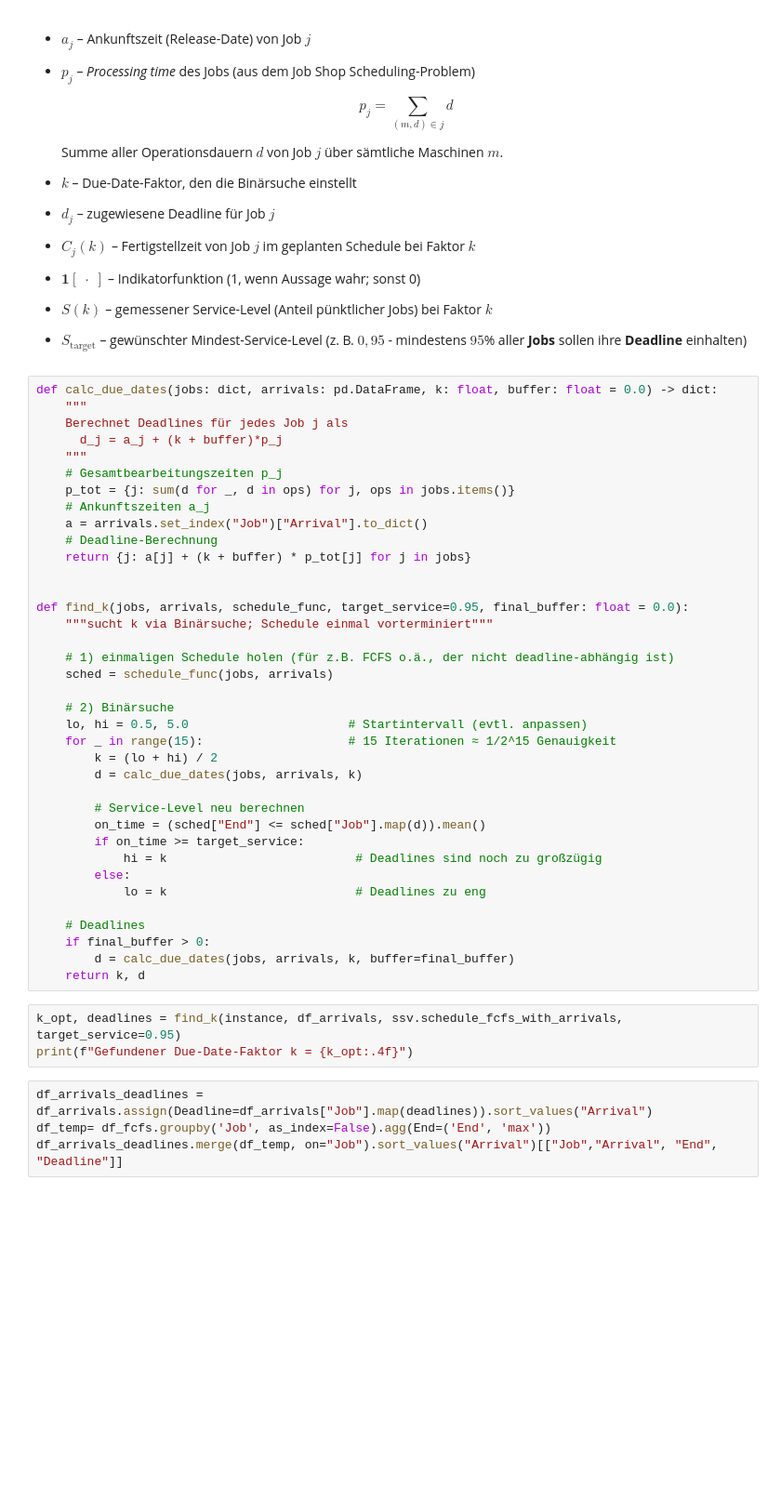
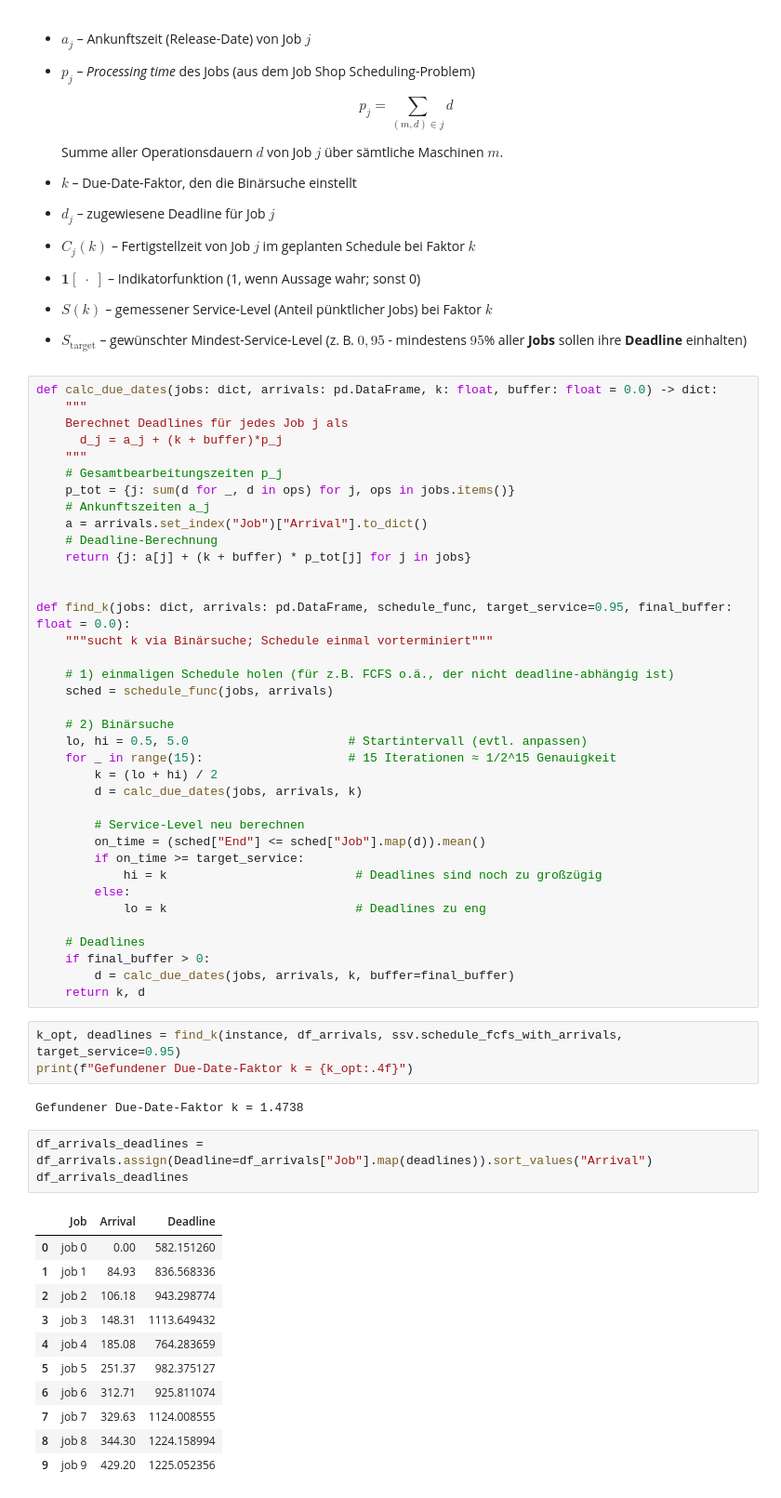
Before and after one commit to konrad-adamski/HTWD_JSSP, a Jupyter notebook: 01_Mai/06_Deadlines.ipynb, the cells around one changed output. Shown: that part at 93% size. Cells and saved outputs as stored; diff of their text form; blank space fills up the shorter version.

Commit message:
Scheduling with Deadlines

```diff
--- a/01_Mai/06_Deadlines.ipynb
+++ b/01_Mai/06_Deadlines.ipynb
@@ -78,7 +127,7 @@ def calc_due_dates(jobs: dict, arrivals: pd.DataFrame, k: float, buffer: float =
     return {j: a[j] + (k + buffer) * p_tot[j] for j in jobs}
 
 
-def find_k(jobs, arrivals, schedule_func, target_service=0.95, final_buffer: float = 0.0):
+def find_k(jobs: dict, arrivals: pd.DataFrame, schedule_func, target_service=0.95, final_buffer: float = 0.0):
     """sucht k via Binärsuche; Schedule einmal vorterminiert"""
 
     # 1) einmaligen Schedule holen (für z.B. FCFS o.ä., der nicht deadline‐abhängig ist)
@@ -104,7 +153,20 @@ def find_k(jobs, arrivals, schedule_func, target_service=0.95, final_buffer: flo
 # %%
 k_opt, deadlines = find_k(instance, df_arrivals, ssv.schedule_fcfs_with_arrivals, target_service=0.95)
 print(f"Gefundener Due-Date-Faktor k = {k_opt:.4f}")
+# %% [output]
+Gefundener Due-Date-Faktor k = 1.4738
 # %%
 df_arrivals_deadlines = df_arrivals.assign(Deadline=df_arrivals["Job"].map(deadlines)).sort_values("Arrival")
-df_temp= df_fcfs.groupby('Job', as_index=False).agg(End=('End', 'max'))
-df_arrivals_deadlines.merge(df_temp, on="Job").sort_values("Arrival")[["Job","Arrival", "End", "Deadline"]]
+df_arrivals_deadlines
+# %% [output]
+|  | Job | Arrival | Deadline |
+| 0 | job 0 | 0.00 | 582.151260 |
+| 1 | job 1 | 84.93 | 836.568336 |
+| 2 | job 2 | 106.18 | 943.298774 |
+| 3 | job 3 | 148.31 | 1113.649432 |
+| 4 | job 4 | 185.08 | 764.283659 |
+| 5 | job 5 | 251.37 | 982.375127 |
+| 6 | job 6 | 312.71 | 925.811074 |
+| 7 | job 7 | 329.63 | 1124.008555 |
+| 8 | job 8 | 344.30 | 1224.158994 |
+| 9 | job 9 | 429.20 | 1225.052356 |
```
Also changed, not shown: parts of 6 cells of this notebook, 3 other files.
